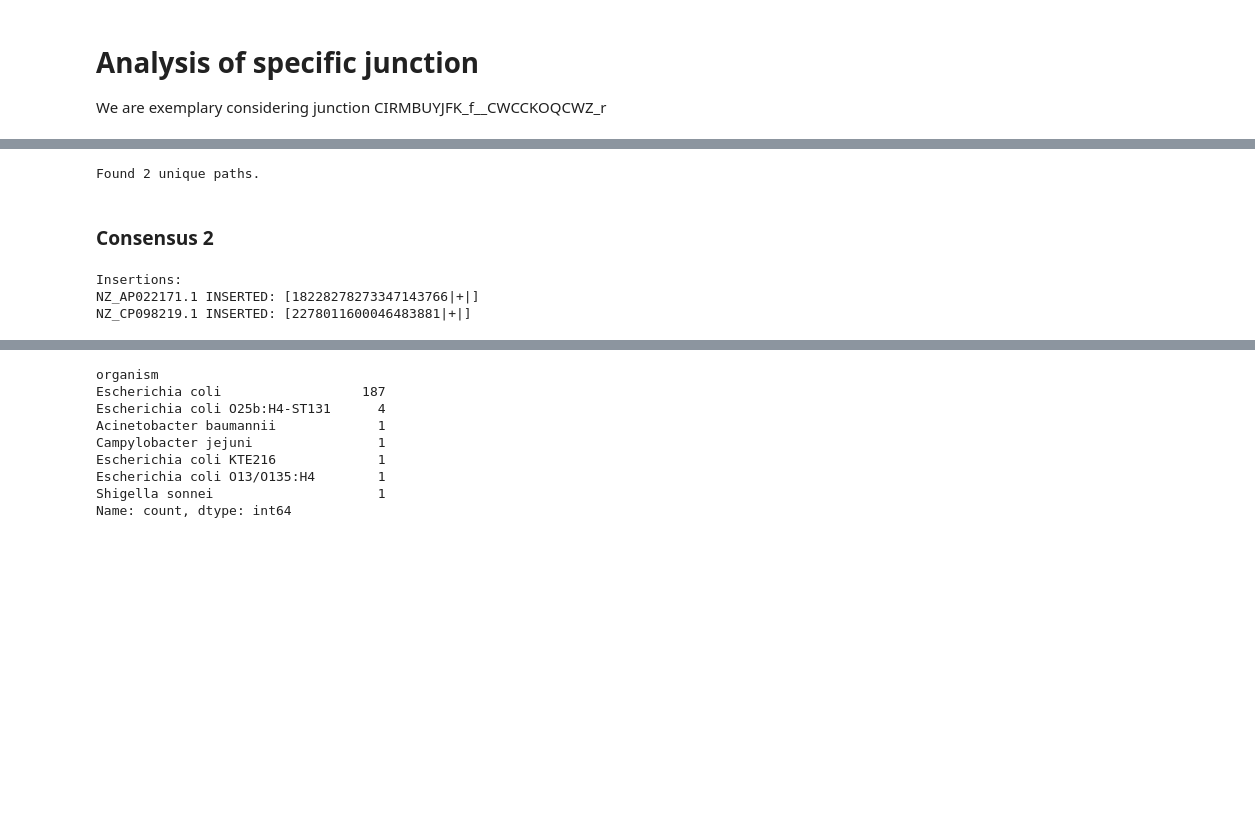
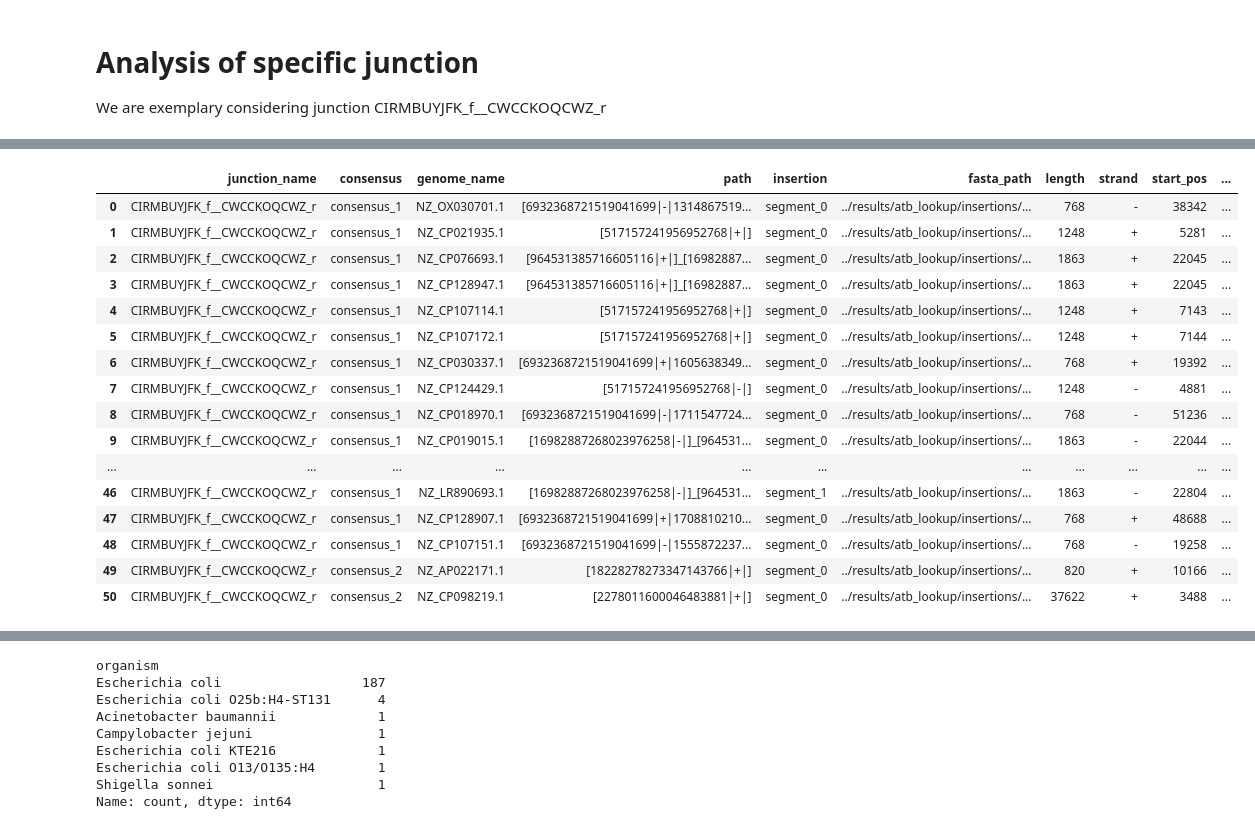
Before and after one commit to marie3003/junction_dataset, a Jupyter notebook: explore/analyze_junction_insertions_deletions.ipynb, the cells around one changed output, grey strips where cells are left out. Drawn from its saved outputs; the diff is of its cells as text; code cells hidden in the pictures; blank space fills up the shorter version.

```diff
--- a/explore/analyze_junction_insertions_deletions.ipynb
+++ b/explore/analyze_junction_insertions_deletions.ipynb
@@ -56,27 +56,0 @@ Consider the two consensus paths seperately from each other.
-# %%
-# choosing higher thresholds merges the two consensus paths into one, however this might not be possible for all junctions while still keeping all desired consensus paths
-consensus_paths, path_dict, deduplicated_blog_freq, similarity_matrix, assignment_df = find_consensus_paths(example_pangraph, rare_block_threshold=10, rare_edge_threshold=10, min_n_isolates_per_consensus=5)
-plot_junction_pangraph_interactive(
-    example_pangraph,
-    show_consensus=True,
-    consensus_paths=consensus_paths,
-    assignments=assignment_df,
-    order="tree",
-    cluster_map=clusters,
-    title = "Junction Block Structure with 2 Clusters"
-)
-# %% [output]
-Found 2 unique paths.
-# %% [markdown]
-### Consensus 2
-# %%
-insertions_2, deletions_2, inversions_2 = get_insertions_deletions_from_consensus(assignment_df, consensus_paths, path_dict, consensus = 2)
-insertions_df_2 = write_insertions_fasta(example_junction, example_pangraph, insertions_2, consensus = 2, save_df=True)
-
-# upload fastas: scp -r /Users/mariebecker/Documents/Uni/ETH/Masterarbeit/marie-junctions/results/atb_lookup/CIRMBUYJFK_f__CWCCKOQCWZ_r/consensus2 becker0010@transfer12.scicore.unibas.ch:/scicore/home/neher/GROUP/data/2025_all_the_bacteria/lexicmap_index/queries/CIRMBUYJFK_f__CWCCKOQCWZ_r/
-# run:  bash run_all_lexicmap.sh ./queries/CIRMBUYJFK_f__CWCCKOQCWZ_r/consensus2 on cluster
-# download results:  scp -r becker0010@transfer12.scicore.unibas.ch:'/scicore/home/neher/GROUP/data/2025_all_the_bacteria/lexicmap_index/queries/CIRMBUYJFK_f__CWCCKOQCWZ_r/consensus2/*.lexicmap.tsv' /Users/mariebecker/Documents/Uni/ETH/Masterarbeit/marie-junctions/results/atb_lookup/CIRMBUYJFK_f__CWCCKOQCWZ_r/consensus2/
-# %% [output]
-Insertions:
-NZ_AP022171.1 INSERTED: [18228278273347143766|+|]
-NZ_CP098219.1 INSERTED: [2278011600046483881|+|]
@@ -89,0 +57,21 @@ combine_NCBI_atb_results(parent_dir="../results/atb_lookup/CIRMBUYJFK_f__CWCCKOQ
+# %%
+insertions_df = load_all_insertions_summaries("../results/atb_lookup/insertions", example_junction, save_df=False)
+insertions_df
+# %% [output]
+|  | junction_name | consensus | genome_name | path | insertion | fasta_path | length | strand | start_pos | ... |
+| 0 | CIRMBUYJFK_f__CWCCKOQCWZ_r | consensus_1 | NZ_OX030701.1 | [6932368721519041699|-|1314867519... | segment_0 | ../results/atb_lookup/insertions/... | 768 | - | 38342 | ... |
+| 1 | CIRMBUYJFK_f__CWCCKOQCWZ_r | consensus_1 | NZ_CP021935.1 | [517157241956952768|+|] | segment_0 | ../results/atb_lookup/insertions/... | 1248 | + | 5281 | ... |
+| 2 | CIRMBUYJFK_f__CWCCKOQCWZ_r | consensus_1 | NZ_CP076693.1 | [964531385716605116|+|]_[16982887... | segment_0 | ../results/atb_lookup/insertions/... | 1863 | + | 22045 | ... |
+| 3 | CIRMBUYJFK_f__CWCCKOQCWZ_r | consensus_1 | NZ_CP128947.1 | [964531385716605116|+|]_[16982887... | segment_0 | ../results/atb_lookup/insertions/... | 1863 | + | 22045 | ... |
+| 4 | CIRMBUYJFK_f__CWCCKOQCWZ_r | consensus_1 | NZ_CP107114.1 | [517157241956952768|+|] | segment_0 | ../results/atb_lookup/insertions/... | 1248 | + | 7143 | ... |
+| 5 | CIRMBUYJFK_f__CWCCKOQCWZ_r | consensus_1 | NZ_CP107172.1 | [517157241956952768|+|] | segment_0 | ../results/atb_lookup/insertions/... | 1248 | + | 7144 | ... |
+| 6 | CIRMBUYJFK_f__CWCCKOQCWZ_r | consensus_1 | NZ_CP030337.1 | [6932368721519041699|+|1605638349... | segment_0 | ../results/atb_lookup/insertions/... | 768 | + | 19392 | ... |
+| 7 | CIRMBUYJFK_f__CWCCKOQCWZ_r | consensus_1 | NZ_CP124429.1 | [517157241956952768|-|] | segment_0 | ../results/atb_lookup/insertions/... | 1248 | - | 4881 | ... |
+| 8 | CIRMBUYJFK_f__CWCCKOQCWZ_r | consensus_1 | NZ_CP018970.1 | [6932368721519041699|-|1711547724... | segment_0 | ../results/atb_lookup/insertions/... | 768 | - | 51236 | ... |
+| 9 | CIRMBUYJFK_f__CWCCKOQCWZ_r | consensus_1 | NZ_CP019015.1 | [16982887268023976258|-|]_[964531... | segment_0 | ../results/atb_lookup/insertions/... | 1863 | - | 22044 | ... |
+| ... | ... | ... | ... | ... | ... | ... | ... | ... | ... | ... |
+| 46 | CIRMBUYJFK_f__CWCCKOQCWZ_r | consensus_1 | NZ_LR890693.1 | [16982887268023976258|-|]_[964531... | segment_1 | ../results/atb_lookup/insertions/... | 1863 | - | 22804 | ... |
+| 47 | CIRMBUYJFK_f__CWCCKOQCWZ_r | consensus_1 | NZ_CP128907.1 | [6932368721519041699|+|1708810210... | segment_0 | ../results/atb_lookup/insertions/... | 768 | + | 48688 | ... |
+| 48 | CIRMBUYJFK_f__CWCCKOQCWZ_r | consensus_1 | NZ_CP107151.1 | [6932368721519041699|-|1555872237... | segment_0 | ../results/atb_lookup/insertions/... | 768 | - | 19258 | ... |
+| 49 | CIRMBUYJFK_f__CWCCKOQCWZ_r | consensus_2 | NZ_AP022171.1 | [18228278273347143766|+|] | segment_0 | ../results/atb_lookup/insertions/... | 820 | + | 10166 | ... |
+| 50 | CIRMBUYJFK_f__CWCCKOQCWZ_r | consensus_2 | NZ_CP098219.1 | [2278011600046483881|+|] | segment_0 | ../results/atb_lookup/insertions/... | 37622 | + | 3488 | ... |
```
Also changed, not shown: parts of 18 cells of this notebook, 13 other files.
